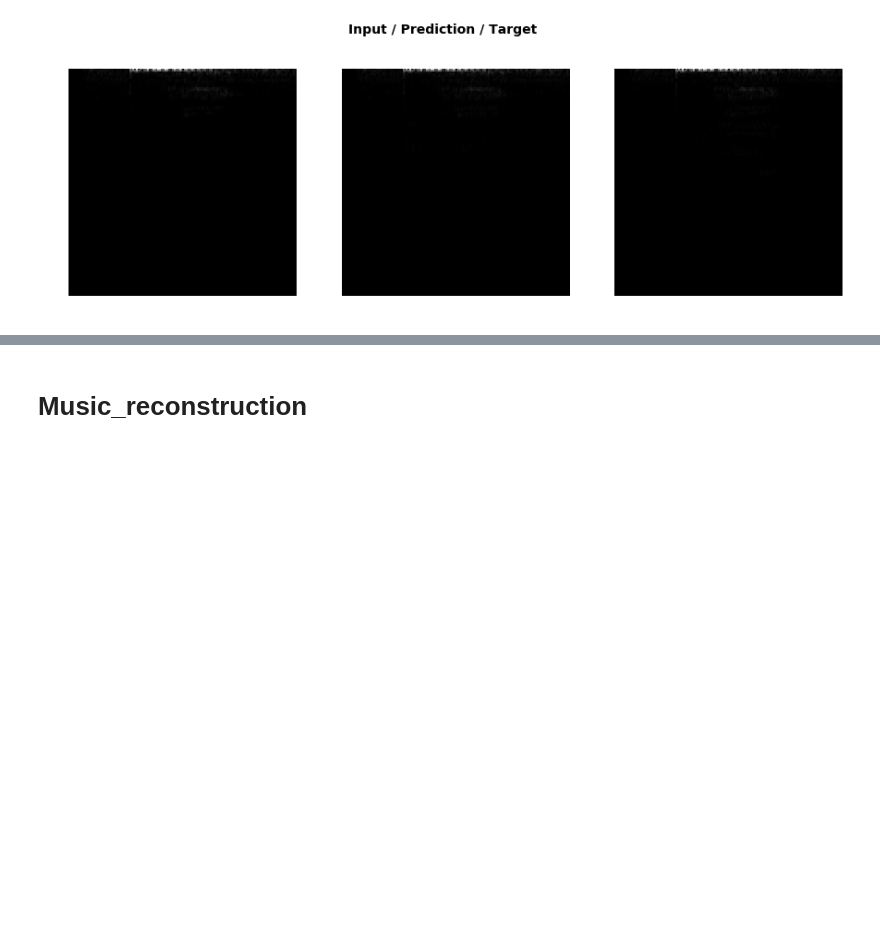
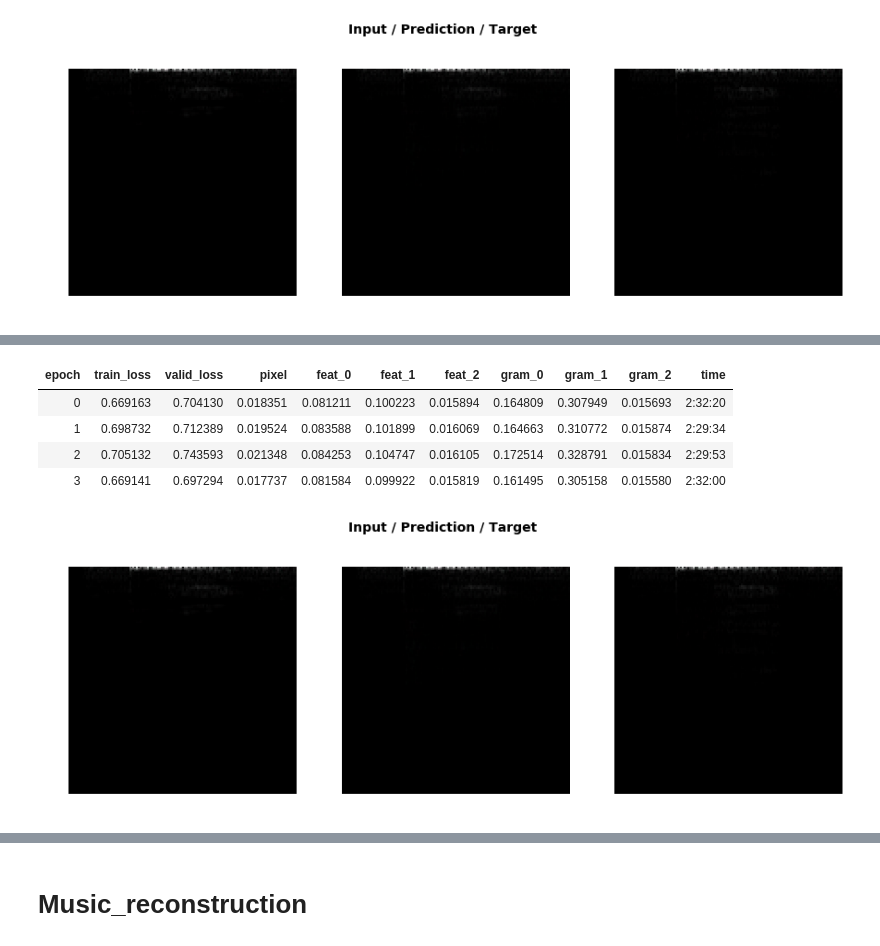
Before and after one commit to ludovicschwartz/Crystal_Clear_old, a Jupyter notebook: superres_test.ipynb, the cells around one changed output, grey strips where cells are left out. Drawn from its saved outputs; the diff is of its cells as text; code cells hidden in the pictures; blank space fills up the shorter version.

Commit message:
Added last bit of training in superres notebook

```diff
--- a/superres_test.ipynb
+++ b/superres_test.ipynb
@@ -164,7 +168,7 @@ LR Finder is complete, type {learner_name}.recorder.plot() to see the graph.
 lr = 1e-3
 # %%
 def do_fit(save_name, lrs=slice(lr), pct_start=0.9):
-    learn.fit_one_cycle(1, lrs, pct_start=pct_start)
+    learn.fit_one_cycle(4, lrs, pct_start=pct_start)
     learn.save(save_name)
     learn.show_results(rows=1, imgsize=5)
 # %%
@@ -203,0 +228,3 @@ Total time: 2:33:53
+# %%
+do_fit('1a4', slice(lr*10))
+# %% [output]
@@ -203,0 +232,6 @@ Total time: 2:33:53
+| epoch | train_loss | valid_loss | pixel | feat_0 | feat_1 | feat_2 | gram_0 | gram_1 | gram_2 | time |
+| 0 | 0.669163 | 0.704130 | 0.018351 | 0.081211 | 0.100223 | 0.015894 | 0.164809 | 0.307949 | 0.015693 | 2:32:20 |
+| 1 | 0.698732 | 0.712389 | 0.019524 | 0.083588 | 0.101899 | 0.016069 | 0.164663 | 0.310772 | 0.015874 | 2:29:34 |
+| 2 | 0.705132 | 0.743593 | 0.021348 | 0.084253 | 0.104747 | 0.016105 | 0.172514 | 0.328791 | 0.015834 | 2:29:53 |
+| 3 | 0.669141 | 0.697294 | 0.017737 | 0.081584 | 0.099922 | 0.015819 | 0.161495 | 0.305158 | 0.015580 | 2:32:00 |
+[figure, added]
```
Also changed, not shown: parts of 9 cells of this notebook.
